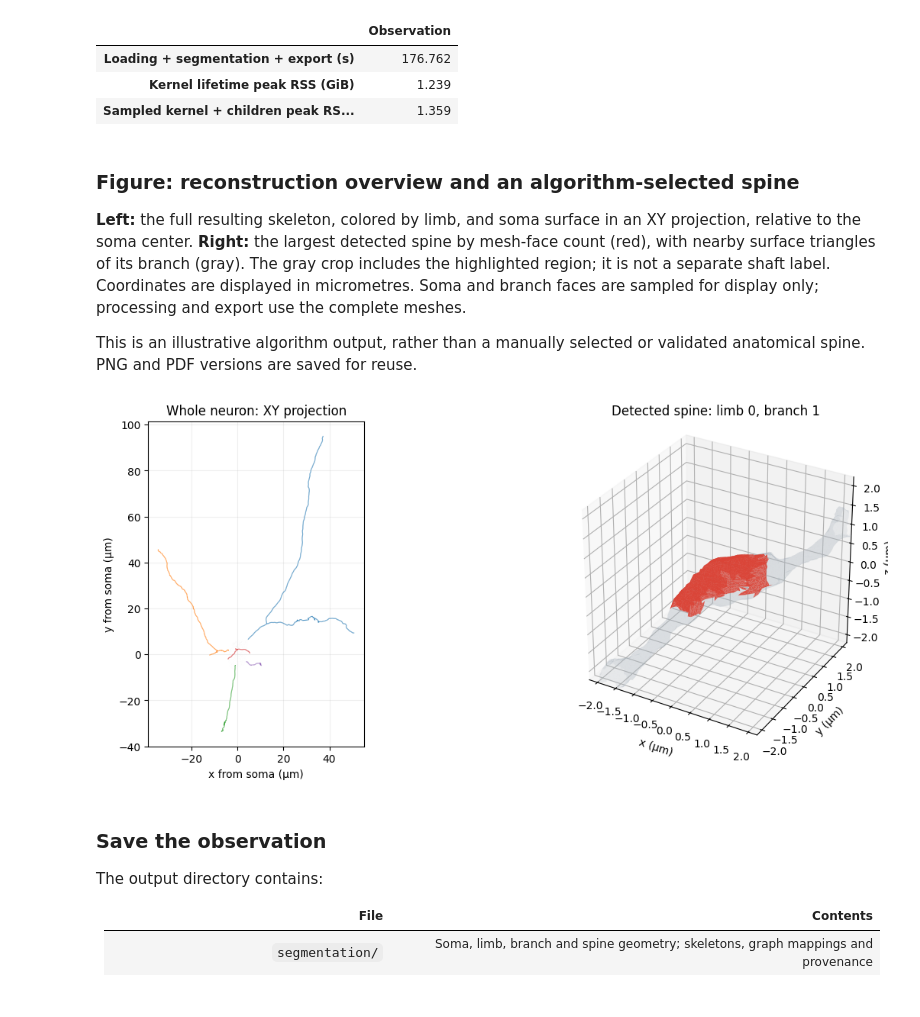
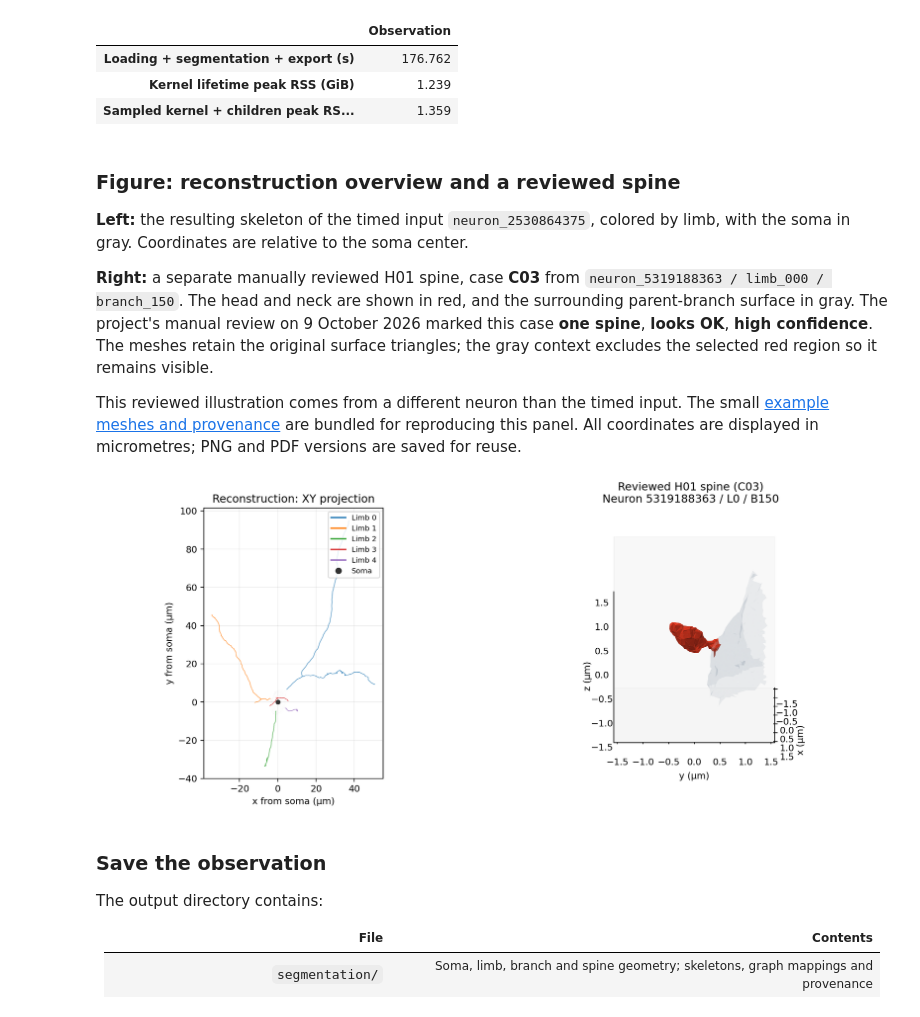
Before and after one commit to NEurosgen/NEURD, a Jupyter notebook: examples/h01_single_neuron.ipynb, the cells around one changed output. Saved outputs shown, nothing was run; the diff lists cells and outputs as text; code cells hidden in the pictures.

```diff
--- a/examples/h01_single_neuron.ipynb
+++ b/examples/h01_single_neuron.ipynb
@@ -324,24 +311,40 @@ display(pd.Series({
 | Kernel lifetime peak RSS (GiB) | 1.239 |
 | Sampled kernel + children peak RS... | 1.359 |
 # %% [markdown]
-### Figure: reconstruction overview and an algorithm-selected spine
+### Figure: reconstruction overview and a reviewed spine
 
-**Left:** the full resulting skeleton, colored by limb, and soma surface in an XY
-projection, relative to the soma center. **Right:** the largest detected spine
-by mesh-face count (red), with nearby surface triangles of its branch (gray).
-The gray crop includes the highlighted region; it is not a separate shaft label.
-Coordinates are displayed in micrometres. Soma and branch faces are sampled for
-display only; processing and export use the complete meshes.
+**Left:** the resulting skeleton of the timed input `neuron_2530864375`, colored
+by limb, with the soma in gray. Coordinates are relative to the soma center.
 
-This is an illustrative algorithm output, rather than a manually selected or
-validated anatomical spine. PNG and PDF versions are saved for reuse.
+**Right:** a separate manually reviewed H01 spine, case **C03** from
+`neuron_5319188363 / limb_000 / branch_150`. The head and neck are shown in red,
+and the surrounding parent-branch surface in gray. The project's manual review
+on 9 October 2026 marked this case **one spine**, **looks OK**, **high confidence**.
+The meshes retain the original surface triangles; the gray context excludes the
+selected red region so it remains visible.
+
+This reviewed illustration comes from a different neuron than the timed input.
+The small [example meshes and provenance](data/h01_reviewed_spine/README.md) are
+bundled for reproducing this panel. All coordinates are displayed in micrometres;
+PNG and PDF versions are saved for reuse.
 # %%
-figure = plot_geometry(neuron)
+spine_example_root = EXAMPLE_DIR / "data" / "h01_reviewed_spine"
+spine_provenance = json.loads((spine_example_root / "provenance.json").read_text())
+spine_context = load_mesh(spine_example_root / "parent_roi.off")
+reviewed_spine_mesh = load_mesh(spine_example_root / "target_mesh.off")
+context_parent_faces = np.load(spine_example_root / "parent_face_indices.npy", allow_pickle=False)
+target_membership = np.load(spine_example_root / "target_parent_face_membership.npy", allow_pickle=False)
+# These arrays describe full-parent membership; they are not target face-row order.
+context_face_mask = ~np.isin(context_parent_faces, target_membership)
+figure = plot_geometry(neuron, reviewed_spine={
+    "context_mesh": spine_context, "target_mesh": reviewed_spine_mesh,
+    "context_face_mask": context_face_mask, "provenance": spine_provenance,
+})
 figure.savefig(OUTPUT_ROOT / "neuron_preview.png", dpi=180)
 figure.savefig(OUTPUT_ROOT / "neuron_preview.pdf")
 plt.show()
 # %% [output]
-[figure, old version]
+[figure, new version]
 # %% [markdown]
 ### Save the observation
 
```
Also changed, not shown: parts of 11 cells of this notebook, 11 other files.
